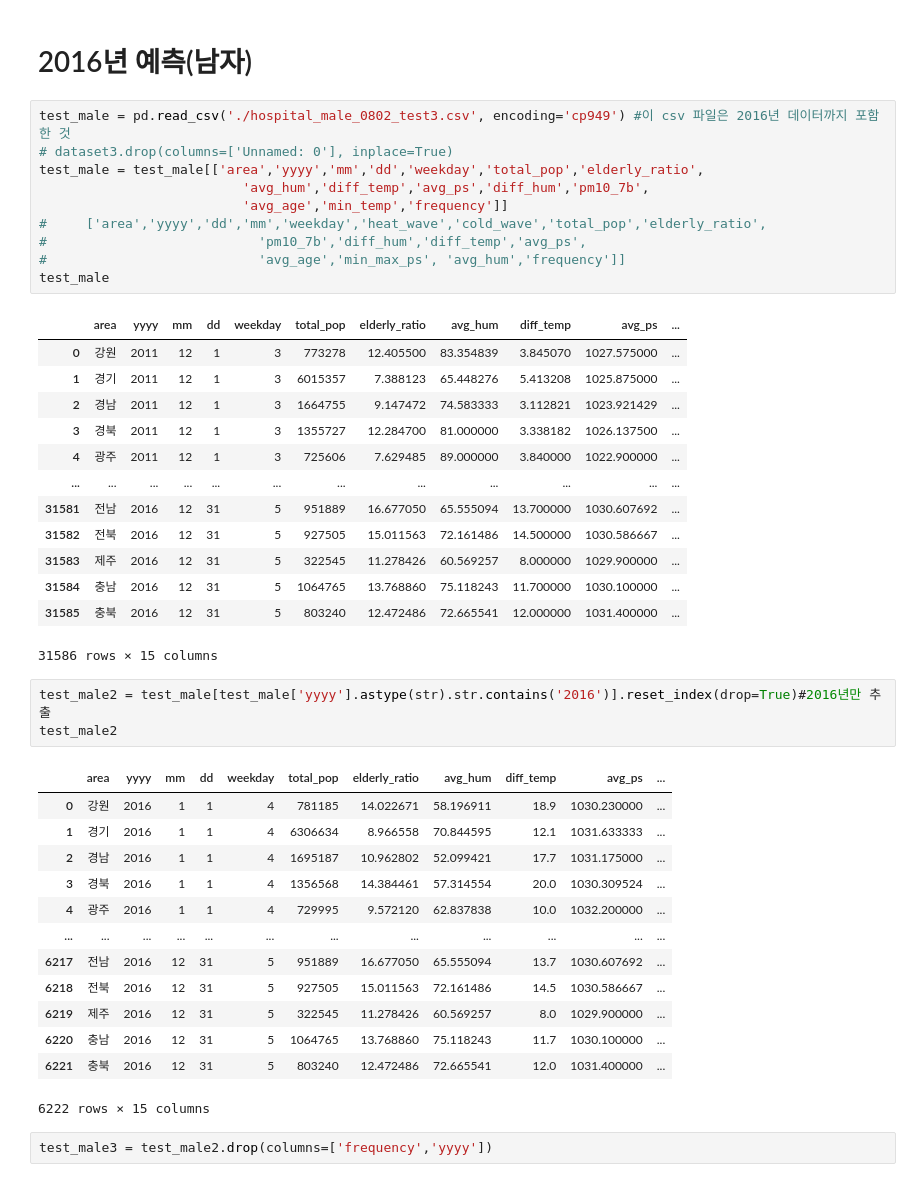
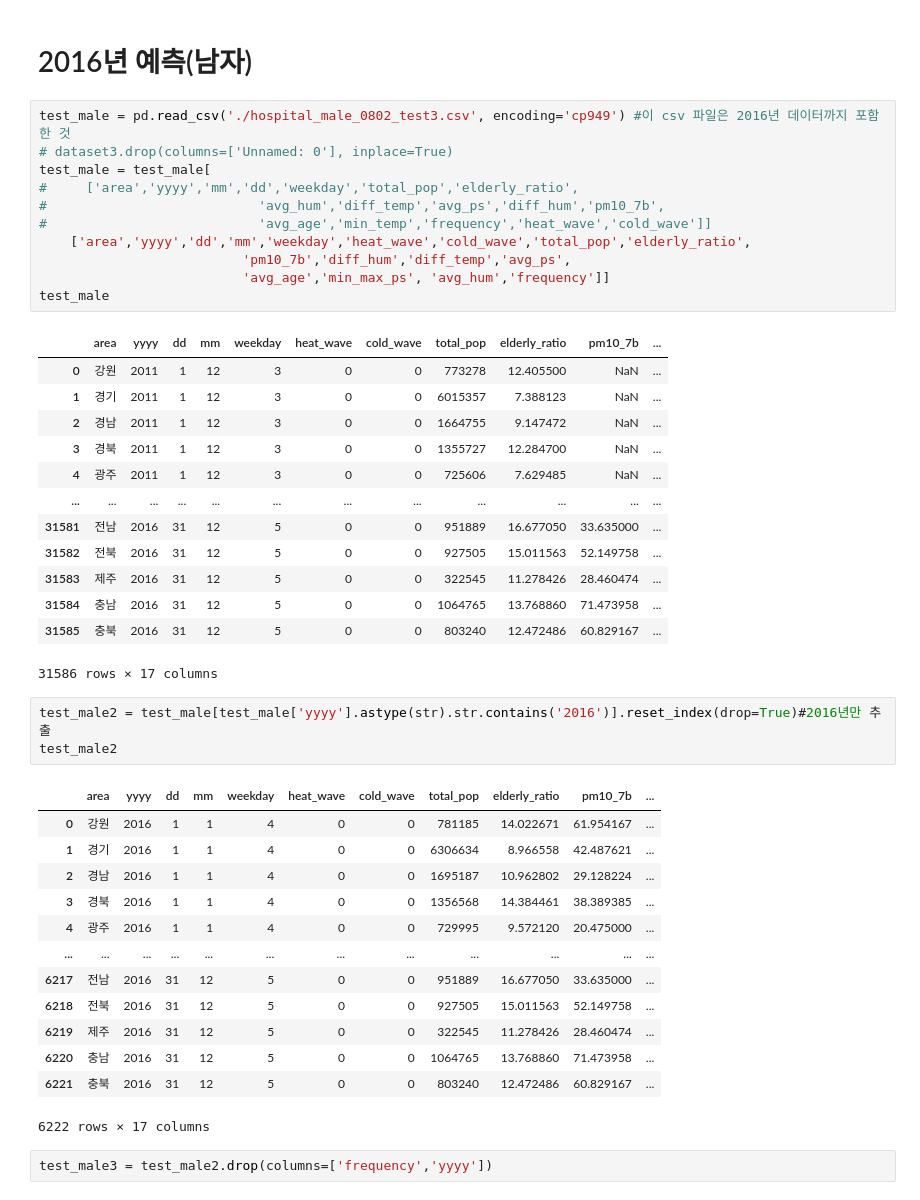
Before and after one commit to leech2193/weather_hospital_sowhat, a Jupyter notebook: 20220802_verification_changhun.ipynb, the cells around one changed output. Cells and saved outputs as stored; diff of their text form.

```diff
--- a/20220802_verification_changhun.ipynb
+++ b/20220802_verification_changhun.ipynb
@@ -218,44 +182,45 @@ Fitting 10 folds for each of 10 candidates, totalling 100 fits
 # %%
 test_male = pd.read_csv('./hospital_male_0802_test3.csv', encoding='cp949') #이 csv 파일은 2016년 데이터까지 포함한 것
 # dataset3.drop(columns=['Unnamed: 0'], inplace=True)
-test_male = test_male[['area','yyyy','mm','dd','weekday','total_pop','elderly_ratio',
-                          'avg_hum','diff_temp','avg_ps','diff_hum','pm10_7b',
-                          'avg_age','min_temp','frequency']]
-#     ['area','yyyy','dd','mm','weekday','heat_wave','cold_wave','total_pop','elderly_ratio',
-#                           'pm10_7b','diff_hum','diff_temp','avg_ps',
-#                           'avg_age','min_max_ps', 'avg_hum','frequency']]
+test_male = test_male[
+#     ['area','yyyy','mm','dd','weekday','total_pop','elderly_ratio',
+#                           'avg_hum','diff_temp','avg_ps','diff_hum','pm10_7b',
+#                           'avg_age','min_temp','frequency','heat_wave','cold_wave']]
+    ['area','yyyy','dd','mm','weekday','heat_wave','cold_wave','total_pop','elderly_ratio',
+                          'pm10_7b','diff_hum','diff_temp','avg_ps',
+                          'avg_age','min_max_ps', 'avg_hum','frequency']]
 test_male
 # %% [output]
-|  | area | yyyy | mm | dd | weekday | total_pop | elderly_ratio | avg_hum | diff_temp | avg_ps | ... |
-| 0 | 강원 | 2011 | 12 | 1 | 3 | 773278 | 12.405500 | 83.354839 | 3.845070 | 1027.575000 | ... |
-| 1 | 경기 | 2011 | 12 | 1 | 3 | 6015357 | 7.388123 | 65.448276 | 5.413208 | 1025.875000 | ... |
-| 2 | 경남 | 2011 | 12 | 1 | 3 | 1664755 | 9.147472 | 74.583333 | 3.112821 | 1023.921429 | ... |
-| 3 | 경북 | 2011 | 12 | 1 | 3 | 1355727 | 12.284700 | 81.000000 | 3.338182 | 1026.137500 | ... |
-| 4 | 광주 | 2011 | 12 | 1 | 3 | 725606 | 7.629485 | 89.000000 | 3.840000 | 1022.900000 | ... |
+|  | area | yyyy | dd | mm | weekday | heat_wave | cold_wave | total_pop | elderly_ratio | pm10_7b | ... |
+| 0 | 강원 | 2011 | 1 | 12 | 3 | 0 | 0 | 773278 | 12.405500 | NaN | ... |
+| 1 | 경기 | 2011 | 1 | 12 | 3 | 0 | 0 | 6015357 | 7.388123 | NaN | ... |
+| 2 | 경남 | 2011 | 1 | 12 | 3 | 0 | 0 | 1664755 | 9.147472 | NaN | ... |
+| 3 | 경북 | 2011 | 1 | 12 | 3 | 0 | 0 | 1355727 | 12.284700 | NaN | ... |
+| 4 | 광주 | 2011 | 1 | 12 | 3 | 0 | 0 | 725606 | 7.629485 | NaN | ... |
 | ... | ... | ... | ... | ... | ... | ... | ... | ... | ... | ... | ... |
-| 31581 | 전남 | 2016 | 12 | 31 | 5 | 951889 | 16.677050 | 65.555094 | 13.700000 | 1030.607692 | ... |
-| 31582 | 전북 | 2016 | 12 | 31 | 5 | 927505 | 15.011563 | 72.161486 | 14.500000 | 1030.586667 | ... |
-| 31583 | 제주 | 2016 | 12 | 31 | 5 | 322545 | 11.278426 | 60.569257 | 8.000000 | 1029.900000 | ... |
-| 31584 | 충남 | 2016 | 12 | 31 | 5 | 1064765 | 13.768860 | 75.118243 | 11.700000 | 1030.100000 | ... |
-| 31585 | 충북 | 2016 | 12 | 31 | 5 | 803240 | 12.472486 | 72.665541 | 12.000000 | 1031.400000 | ... |
+| 31581 | 전남 | 2016 | 31 | 12 | 5 | 0 | 0 | 951889 | 16.677050 | 33.635000 | ... |
+| 31582 | 전북 | 2016 | 31 | 12 | 5 | 0 | 0 | 927505 | 15.011563 | 52.149758 | ... |
+| 31583 | 제주 | 2016 | 31 | 12 | 5 | 0 | 0 | 322545 | 11.278426 | 28.460474 | ... |
+| 31584 | 충남 | 2016 | 31 | 12 | 5 | 0 | 0 | 1064765 | 13.768860 | 71.473958 | ... |
+| 31585 | 충북 | 2016 | 31 | 12 | 5 | 0 | 0 | 803240 | 12.472486 | 60.829167 | ... |
-31586 rows × 15 columns
+31586 rows × 17 columns
 # %%
 test_male2 = test_male[test_male['yyyy'].astype(str).str.contains('2016')].reset_index(drop=True)#2016년만 추출
 test_male2
 # %% [output]
-|  | area | yyyy | mm | dd | weekday | total_pop | elderly_ratio | avg_hum | diff_temp | avg_ps | ... |
-| 0 | 강원 | 2016 | 1 | 1 | 4 | 781185 | 14.022671 | 58.196911 | 18.9 | 1030.230000 | ... |
-| 1 | 경기 | 2016 | 1 | 1 | 4 | 6306634 | 8.966558 | 70.844595 | 12.1 | 1031.633333 | ... |
-| 2 | 경남 | 2016 | 1 | 1 | 4 | 1695187 | 10.962802 | 52.099421 | 17.7 | 1031.175000 | ... |
-| 3 | 경북 | 2016 | 1 | 1 | 4 | 1356568 | 14.384461 | 57.314554 | 20.0 | 1030.309524 | ... |
-| 4 | 광주 | 2016 | 1 | 1 | 4 | 729995 | 9.572120 | 62.837838 | 10.0 | 1032.200000 | ... |
+|  | area | yyyy | dd | mm | weekday | heat_wave | cold_wave | total_pop | elderly_ratio | pm10_7b | ... |
+| 0 | 강원 | 2016 | 1 | 1 | 4 | 0 | 0 | 781185 | 14.022671 | 61.954167 | ... |
+| 1 | 경기 | 2016 | 1 | 1 | 4 | 0 | 0 | 6306634 | 8.966558 | 42.487621 | ... |
+| 2 | 경남 | 2016 | 1 | 1 | 4 | 0 | 0 | 1695187 | 10.962802 | 29.128224 | ... |
+| 3 | 경북 | 2016 | 1 | 1 | 4 | 0 | 0 | 1356568 | 14.384461 | 38.389385 | ... |
+| 4 | 광주 | 2016 | 1 | 1 | 4 | 0 | 0 | 729995 | 9.572120 | 20.475000 | ... |
 | ... | ... | ... | ... | ... | ... | ... | ... | ... | ... | ... | ... |
-| 6217 | 전남 | 2016 | 12 | 31 | 5 | 951889 | 16.677050 | 65.555094 | 13.7 | 1030.607692 | ... |
-| 6218 | 전북 | 2016 | 12 | 31 | 5 | 927505 | 15.011563 | 72.161486 | 14.5 | 1030.586667 | ... |
-| 6219 | 제주 | 2016 | 12 | 31 | 5 | 322545 | 11.278426 | 60.569257 | 8.0 | 1029.900000 | ... |
-| 6220 | 충남 | 2016 | 12 | 31 | 5 | 1064765 | 13.768860 | 75.118243 | 11.7 | 1030.100000 | ... |
-| 6221 | 충북 | 2016 | 12 | 31 | 5 | 803240 | 12.472486 | 72.665541 | 12.0 | 1031.400000 | ... |
+| 6217 | 전남 | 2016 | 31 | 12 | 5 | 0 | 0 | 951889 | 16.677050 | 33.635000 | ... |
+| 6218 | 전북 | 2016 | 31 | 12 | 5 | 0 | 0 | 927505 | 15.011563 | 52.149758 | ... |
+| 6219 | 제주 | 2016 | 31 | 12 | 5 | 0 | 0 | 322545 | 11.278426 | 28.460474 | ... |
+| 6220 | 충남 | 2016 | 31 | 12 | 5 | 0 | 0 | 1064765 | 13.768860 | 71.473958 | ... |
+| 6221 | 충북 | 2016 | 31 | 12 | 5 | 0 | 0 | 803240 | 12.472486 | 60.829167 | ... |
-6222 rows × 15 columns
+6222 rows × 17 columns
 # %%
 test_male3 = test_male2.drop(columns=['frequency','yyyy'])
 # %%
```
Also changed, not shown: parts of 43 cells of this notebook.
